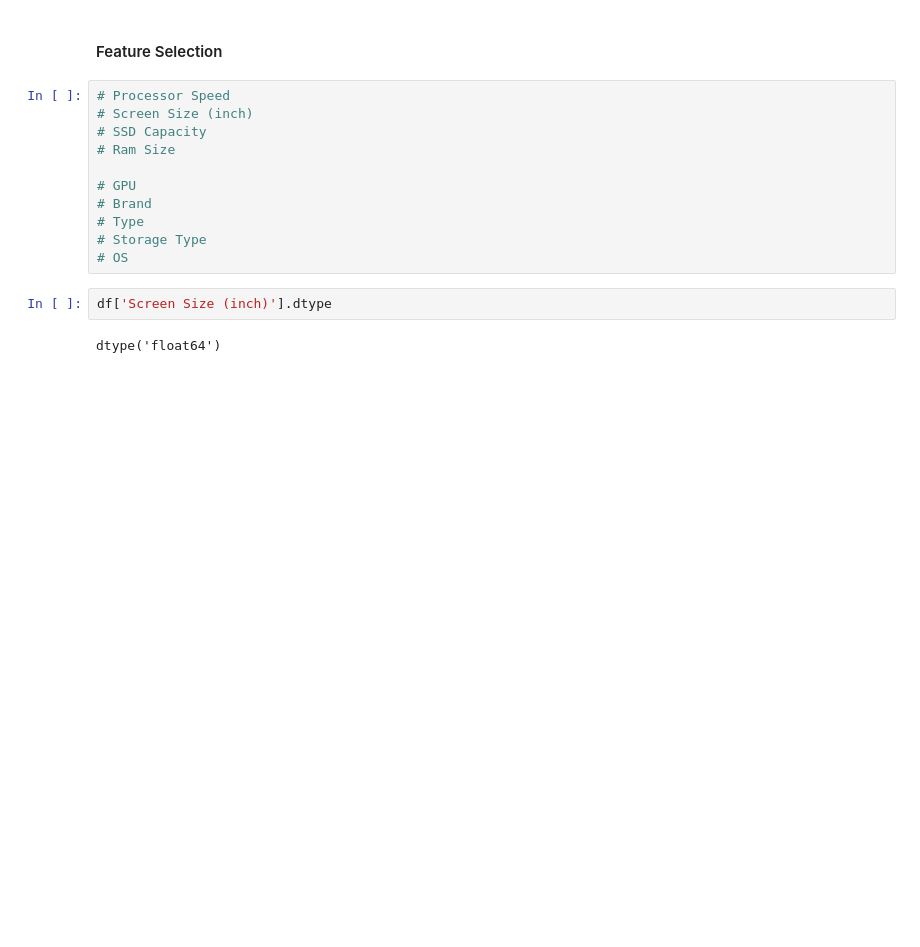
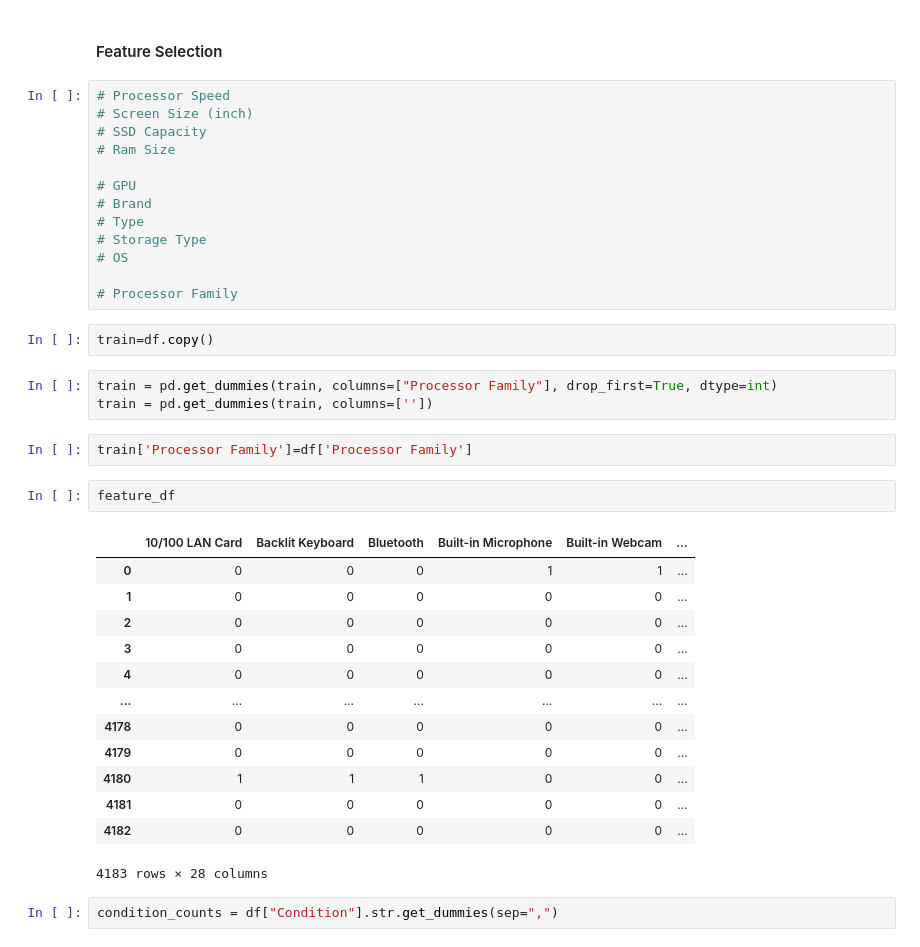
Before and after one commit to vitthalbulbule/laptopPricePrediction, a Jupyter notebook: laptop.ipynb, the cells around one changed output. Saved outputs shown, nothing was run; the diff lists cells and outputs as text; blank space fills up the shorter version.

Commit message:
train

```diff
--- a/laptop.ipynb
+++ b/laptop.ipynb
@@ -761,7 +757,30 @@ missing_df
 # Type
 # Storage Type
 # OS
+
+# Processor Family
 # %%
-df['Screen Size (inch)'].dtype
+train=df.copy()
-# %% [output]
-dtype('float64')
+# %%
+train = pd.get_dummies(train, columns=["Processor Family"], drop_first=True, dtype=int)
+train = pd.get_dummies(train, columns=[''])
+# %%
+train['Processor Family']=df['Processor Family']
+# %%
+feature_df
+# %% [output]
+|  | 10/100 LAN Card | Backlit Keyboard | Bluetooth | Built-in Microphone | Built-in Webcam | ... |
+| 0 | 0 | 0 | 0 | 1 | 1 | ... |
+| 1 | 0 | 0 | 0 | 0 | 0 | ... |
+| 2 | 0 | 0 | 0 | 0 | 0 | ... |
+| 3 | 0 | 0 | 0 | 0 | 0 | ... |
+| 4 | 0 | 0 | 0 | 0 | 0 | ... |
+| ... | ... | ... | ... | ... | ... | ... |
+| 4178 | 0 | 0 | 0 | 0 | 0 | ... |
+| 4179 | 0 | 0 | 0 | 0 | 0 | ... |
+| 4180 | 1 | 1 | 1 | 0 | 0 | ... |
+| 4181 | 0 | 0 | 0 | 0 | 0 | ... |
+| 4182 | 0 | 0 | 0 | 0 | 0 | ... |
+4183 rows × 28 columns
+# %%
+condition_counts = df["Condition"].str.get_dummies(sep=",")
```
Also changed, not shown: parts of 18 cells of this notebook.
